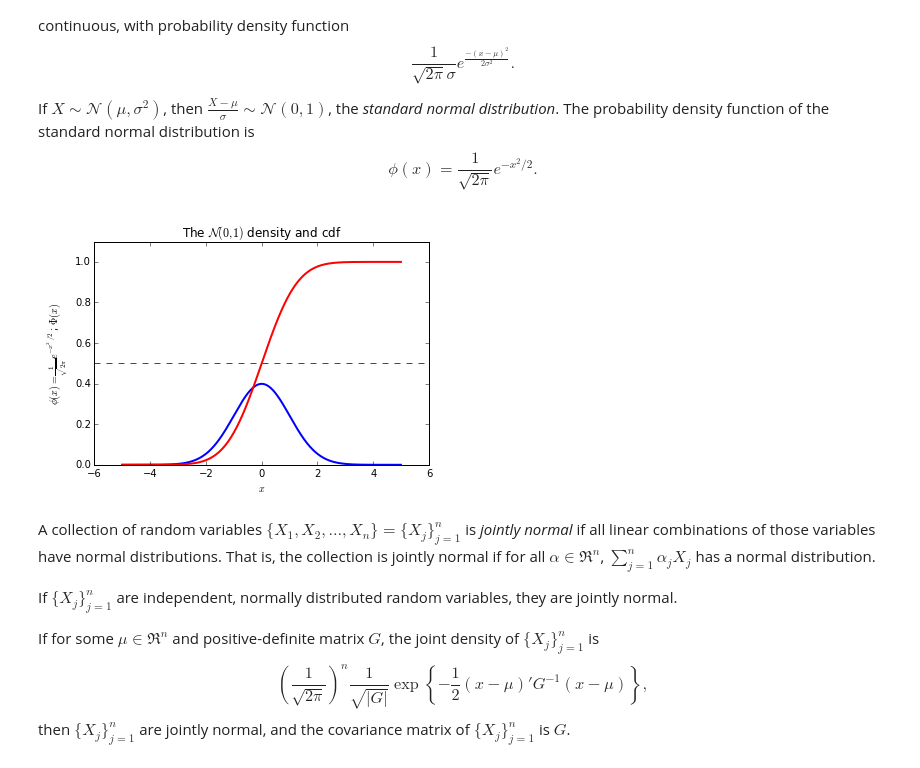
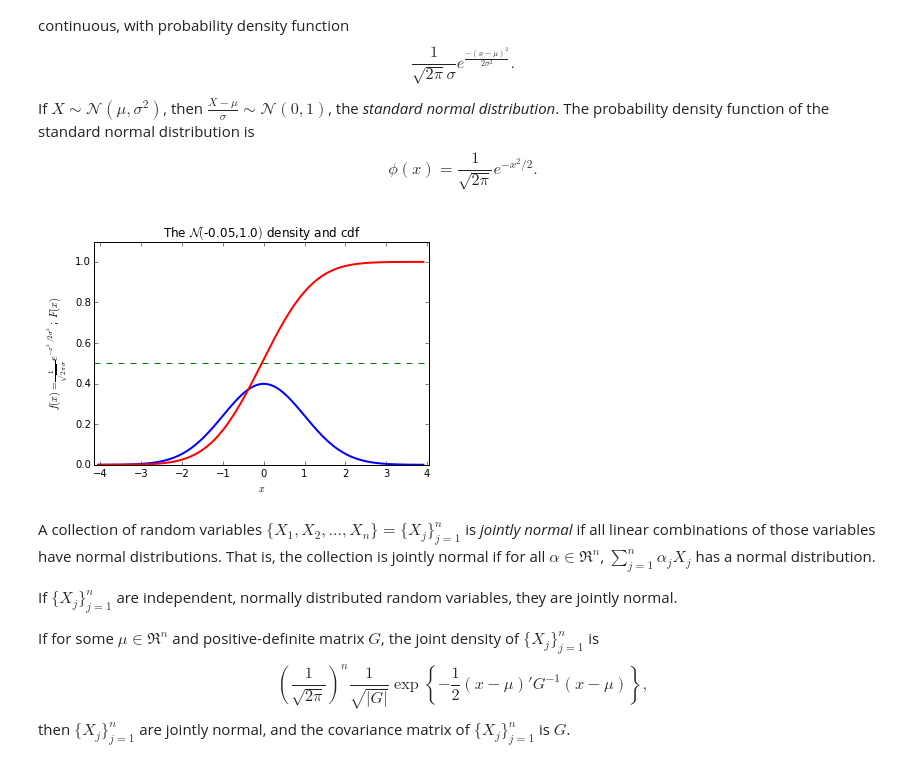
Before and after one commit to pbstark/PhysEng, a Jupyter notebook: rv.ipynb, the cells around one changed output. Drawn from its saved outputs; the diff is of its cells as text; code cells hidden in the pictures.

```diff
--- a/rv.ipynb
+++ b/rv.ipynb
@@ -386,18 +400,22 @@ $$
 $$
 # %%
 ## Plot the standard normal density and cdf
-x = np.arange(-5, 5, 0.01)
-y = (2*math.pi)**(-1/2)*np.exp(-x**2/2)  # for clarity
-Y = sp.stats.norm.cdf(x)  # using scipy for convenience
-plt.plot(x,y,'b-',x,Y,'r-',linewidth=2)
-plt.plot((-6, 6), (0.5, 0.5), 'g--')  # horizontal line at 0.5
-plt.xlabel('$x$')  # axis labels. Can use LaTeX math markup
-plt.ylabel(r'$\phi(x) = \frac{1}{\sqrt{2\pi}} e^{-x^2/2}$; $\Phi(x)$')
-plt.axis([-6,6,0,1.1])  # axis limits
-plt.title('The $\mathcal{N}(0,1)$ density and cdf')
-plt.show()
+
+def plotNorm(mu, sigma):
+    x = np.arange(mu-4*sigma, mu+4*sigma, 8*sigma/200)
+    y = np.exp(-x**2/(2*sigma**2))/(sigma*math.sqrt(2*math.pi))  # for clarity
+    Y = sp.stats.norm.cdf(x, loc=mu, scale=sigma)  # using scipy for convenience
+    plt.plot(x,y,'b-',x,Y,'r-',linewidth=2)
+    plt.plot((mu-4.1*sigma, mu+4.1*sigma), (0.5, 0.5), 'g--')  # horizontal line at 0.5
+    plt.xlabel('$x$')  # axis labels. Can use LaTeX math markup
+    plt.ylabel(r'$f(x) = \frac{1}{\sqrt{2\pi}\sigma} e^{-x^2/2\sigma^2}$; $F(x)$')
+    plt.axis([mu-4.1*sigma, mu+4.1*sigma,0,max(1.1,max(y))])  # axis limits
+    plt.title(r'The $\mathcal{N}($' + str(mu) + ',' + str(sigma**2) + '$)$ density and cdf')
+    plt.show()
+
+interact(plotNorm, mu=(-5,5,.05), sigma=(0.1, 10, .1))
 # %% [output]
-[figure, old version]
+[figure, new version]
 # %% [markdown]
 A collection of random variables $\{ X_1, X_2, \ldots, X_n\} = \{X_j\}_{j=1}^n$ is _jointly normal_
 if all linear combinations of those variables have normal distributions.
```
Also changed, not shown: parts of 9 cells of this notebook, 7 other files.
